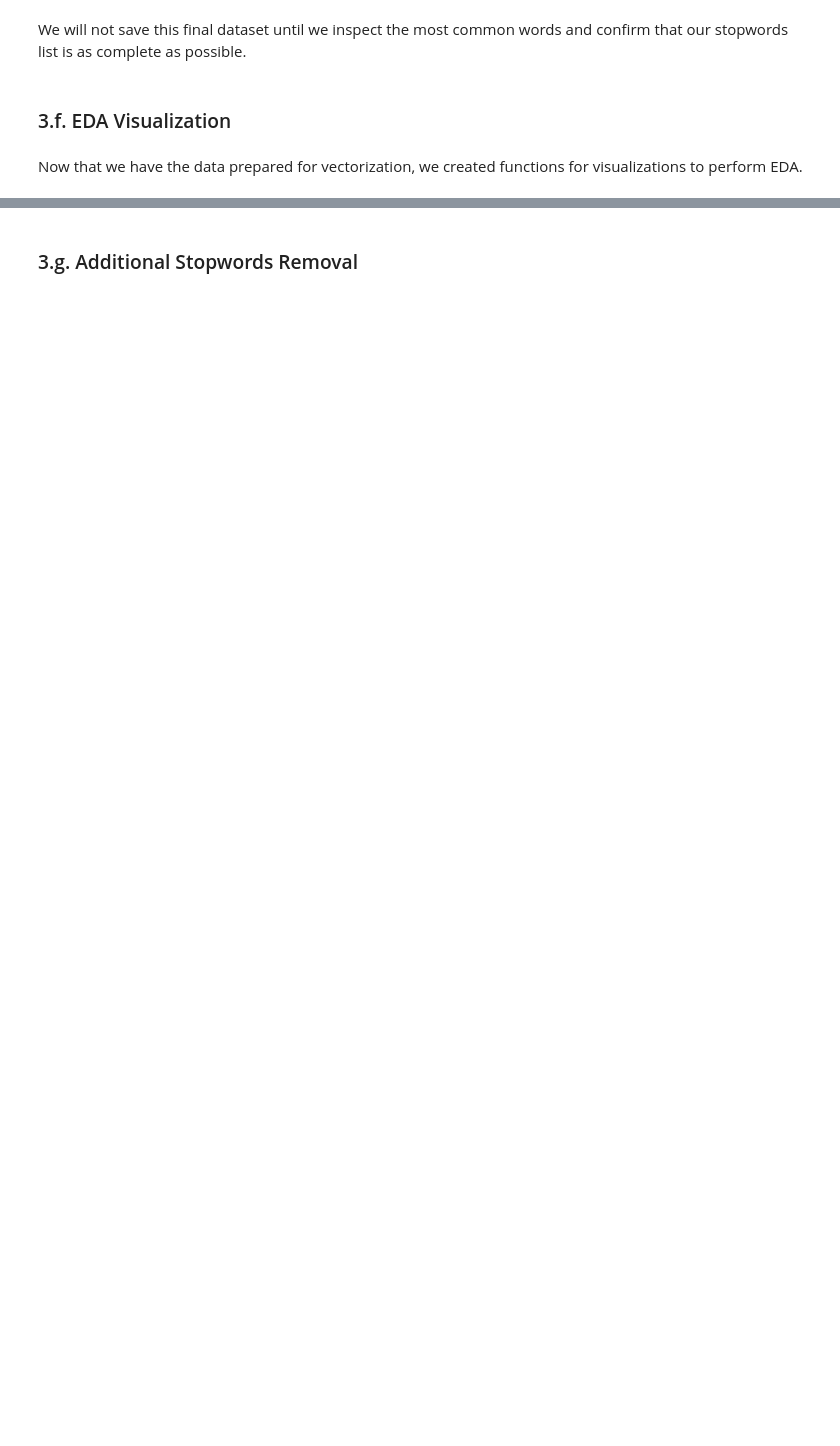
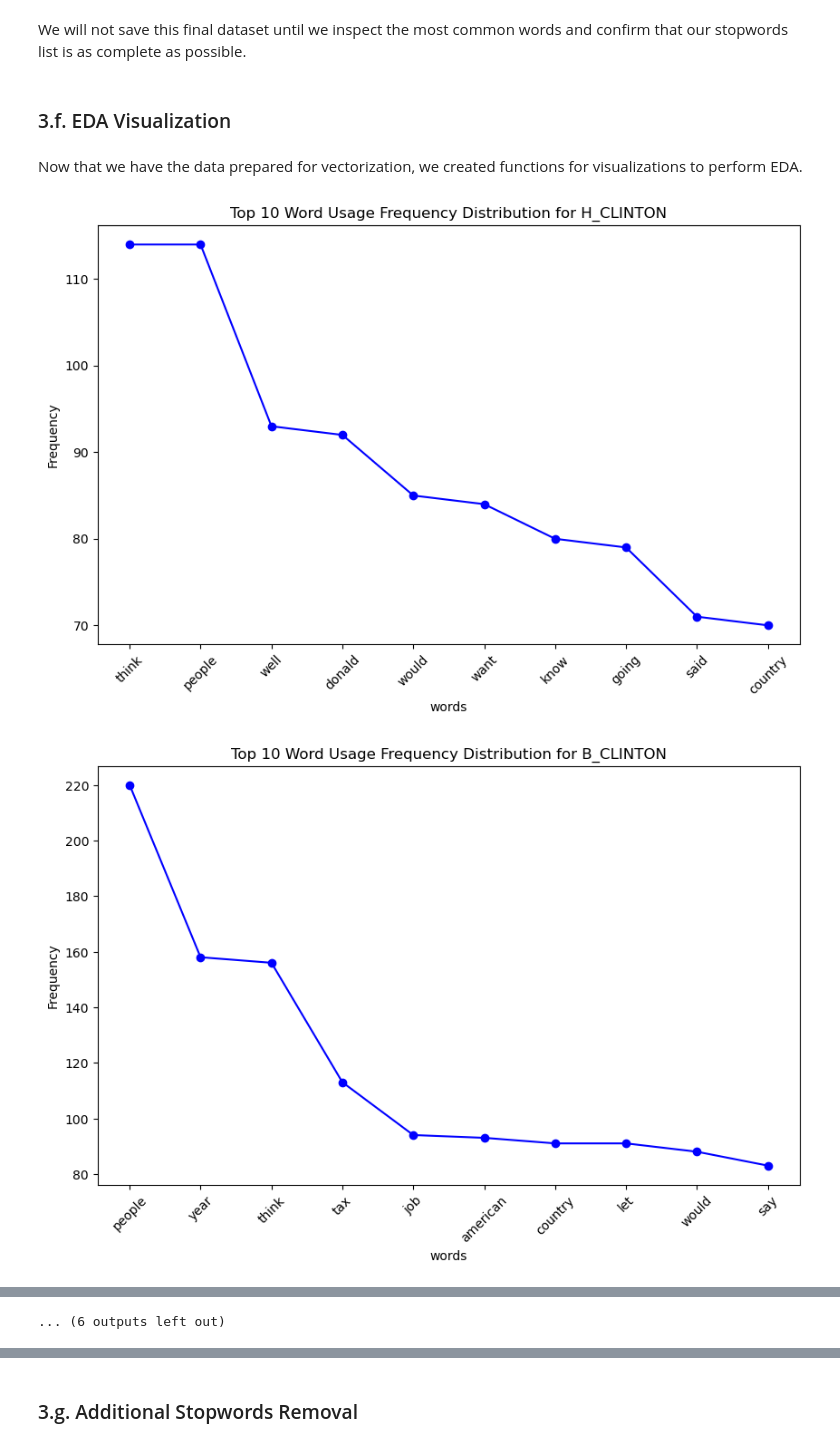
Before and after one commit to natehiatt/presidency_project, a Jupyter notebook: Final.ipynb, the cells around one changed output, grey strips where cells are left out. Cells and saved outputs as stored; diff of their text form; code cells hidden in the pictures; blank space fills up the shorter version.

```diff
--- a/Final.ipynb
+++ b/Final.ipynb
@@ -765,32 +1016,35 @@ Now that we have the data prepared for vectorization, we created functions for v
 speaker_freq_dist = {}
 for speaker in result_df['Name'].unique():
     #tokens = [token for sublist in result_df[result_df['Name'] == speaker]['tokens'] for token in sublist]
-    tokens = [token for sublist in result_df[result_df['Name'] == speaker]['tokens'] for token in sublist]
+    tokens = [token for sublist in result_df[result_df['Name'] == speaker]['list_tokens'] for token in sublist]
 
     freq_dist = FreqDist(tokens)
 
     # Check if the frequency distribution is not empty
     if freq_dist and freq_dist.N():
         # Get the top 10 tokens
         top_tokens = freq_dist.most_common(10)
 
         # Create a frequency distribution for the top 10 tokens
         top_freq_dist = FreqDist(dict(top_tokens))
         speaker_freq_dist[speaker] = top_freq_dist
 
 # Plot the frequency distribution for each speaker using a line graph
 for speaker, freq_dist in speaker_freq_dist.items():
     plt.figure(figsize=(10, 6))
 
     # Extract words and frequencies
     words, frequencies = zip(*freq_dist.items())
     tickvals = range(0,len(words))
 
 # Use Pandas Series plot function with kind='line'
     pd.Series(frequencies, index=words).plot(kind='line', marker='o', linestyle='-', color='b')
 
     plt.title(f"Top 10 Word Usage Frequency Distribution for {speaker}")
     plt.xlabel("words")
     plt.ylabel("Frequency")
     plt.xticks(ticks=tickvals, labels= words, rotation=45)
     plt.show()
+# %% [output]
+[figure, added]
+[figure, added]
@@ -797,3 +1061,4 @@ for speaker, freq_dist in speaker_freq_dist.items():
+... (6 outputs left out)
 # %%
 def plot_speaker_comparison(speaker1, speaker2, df, num_words=15):
     """
```
Also changed, not shown: parts of 79 cells of this notebook, 2 other files.
